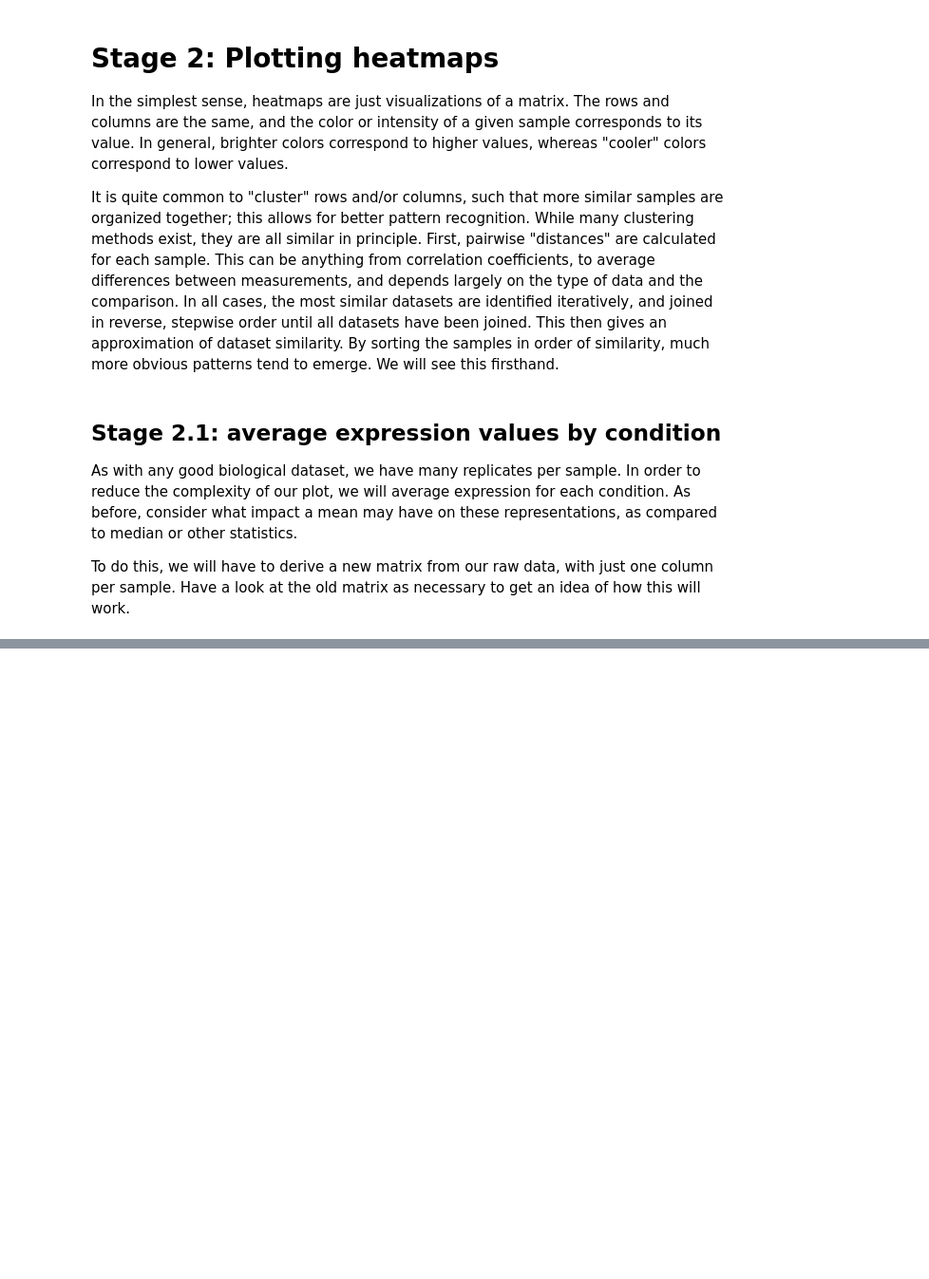
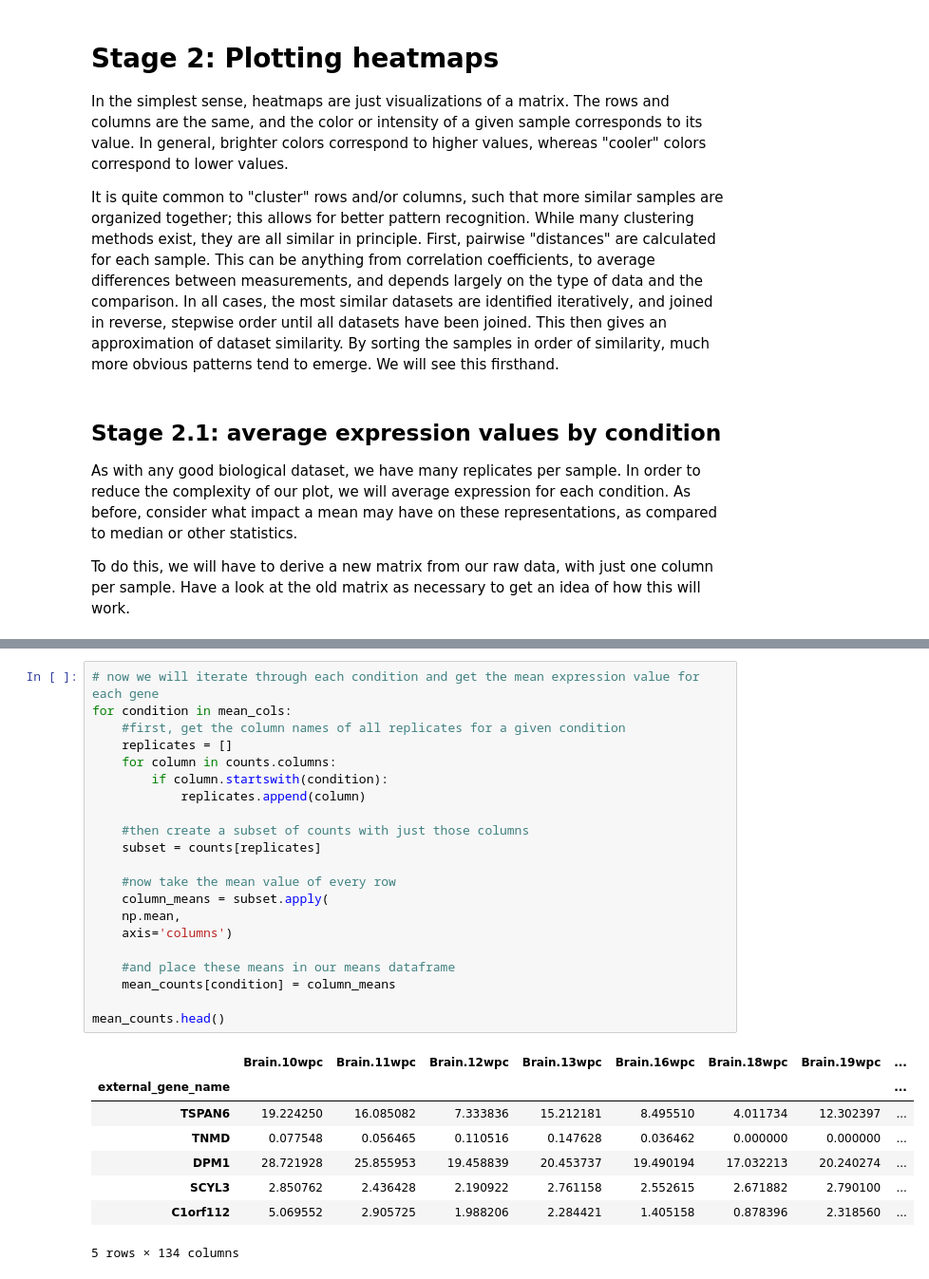
Before and after one commit to morimotolab/systems_class, a Jupyter notebook: 03_optional_visualization_exercises.ipynb, the cells around one changed output, grey strips where cells are left out. Shown: that part at 95% size. Drawn from its saved outputs; the diff is of its cells as text; blank space fills up the shorter version.

```diff
--- a/03_optional_visualization_exercises.ipynb
+++ b/03_optional_visualization_exercises.ipynb
@@ -210,0 +243,30 @@ TypeError: Index does not support mutable operations
+# %%
+# now we will iterate through each condition and get the mean expression value for each gene
+for condition in mean_cols:
+    #first, get the column names of all replicates for a given condition
+    replicates = []
+    for column in counts.columns:
+        if column.startswith(condition):
+            replicates.append(column)
+
+    #then create a subset of counts with just those columns
+    subset = counts[replicates]
+
+    #now take the mean value of every row
+    column_means = subset.apply(
+    np.mean,
+    axis='columns')
+
+    #and place these means in our means dataframe
+    mean_counts[condition] = column_means
+
+mean_counts.head()
+# %% [output]
+|  | Brain.10wpc | Brain.11wpc | Brain.12wpc | Brain.13wpc | Brain.16wpc | Brain.18wpc | Brain.19wpc | ... |
+| external_gene_name |  |  |  |  |  |  |  | ... |
+| TSPAN6 | 19.224250 | 16.085082 | 7.333836 | 15.212181 | 8.495510 | 4.011734 | 12.302397 | ... |
+| TNMD | 0.077548 | 0.056465 | 0.110516 | 0.147628 | 0.036462 | 0.000000 | 0.000000 | ... |
+| DPM1 | 28.721928 | 25.855953 | 19.458839 | 20.453737 | 19.490194 | 17.032213 | 20.240274 | ... |
+| SCYL3 | 2.850762 | 2.436428 | 2.190922 | 2.761158 | 2.552615 | 2.671882 | 2.790100 | ... |
+| C1orf112 | 5.069552 | 2.905725 | 1.988206 | 2.284421 | 1.405158 | 0.878396 | 2.318560 | ... |
+5 rows × 134 columns
```
Also changed, not shown: parts of 13 cells of this notebook.
